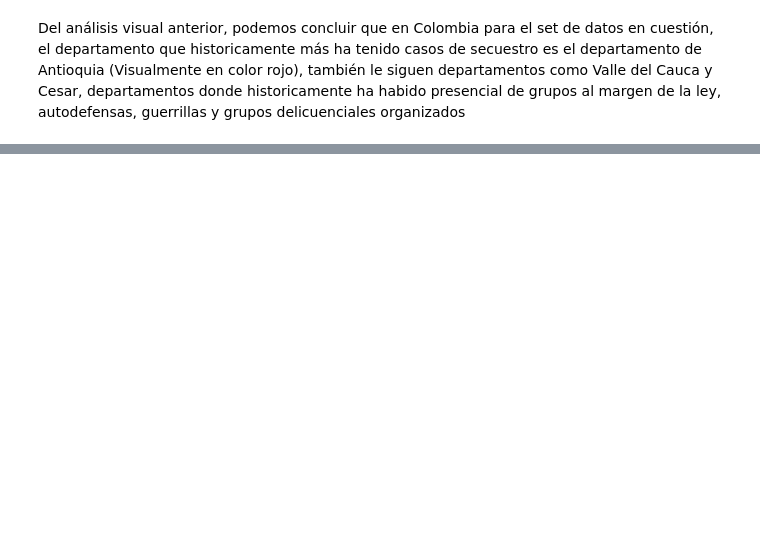
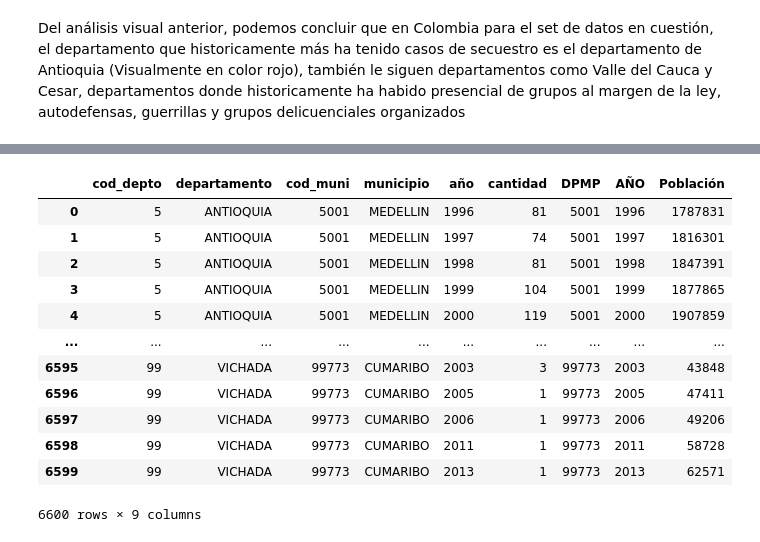
Before and after one commit to SPMINE-2425/repo_diegomiranda, a Jupyter notebook: Código/Exploración_Secuestros.ipynb, the cells around one changed output, grey strips where cells are left out. Cells and saved outputs as stored; diff of their text form; code cells hidden in the pictures; blank space fills up the shorter version.

```diff
--- a/Código/Exploración_Secuestros.ipynb
+++ b/Código/Exploración_Secuestros.ipynb
@@ -326,0 +409,2 @@ df_municipios.head(50)
+# %%
+df_poblacion_muni = df_poblacion.copy()
@@ -326,0 +458,16 @@ df_municipios.head(50)
+# %%
+df_secuestro_mensual_anio
+# %% [output]
+|  | cod_depto | departamento | cod_muni | municipio | año | cantidad | DPMP | AÑO | Población |
+| 0 | 5 | ANTIOQUIA | 5001 | MEDELLIN | 1996 | 81 | 5001 | 1996 | 1787831 |
+| 1 | 5 | ANTIOQUIA | 5001 | MEDELLIN | 1997 | 74 | 5001 | 1997 | 1816301 |
+| 2 | 5 | ANTIOQUIA | 5001 | MEDELLIN | 1998 | 81 | 5001 | 1998 | 1847391 |
+| 3 | 5 | ANTIOQUIA | 5001 | MEDELLIN | 1999 | 104 | 5001 | 1999 | 1877865 |
+| 4 | 5 | ANTIOQUIA | 5001 | MEDELLIN | 2000 | 119 | 5001 | 2000 | 1907859 |
+| ... | ... | ... | ... | ... | ... | ... | ... | ... | ... |
+| 6595 | 99 | VICHADA | 99773 | CUMARIBO | 2003 | 3 | 99773 | 2003 | 43848 |
+| 6596 | 99 | VICHADA | 99773 | CUMARIBO | 2005 | 1 | 99773 | 2005 | 47411 |
+| 6597 | 99 | VICHADA | 99773 | CUMARIBO | 2006 | 1 | 99773 | 2006 | 49206 |
+| 6598 | 99 | VICHADA | 99773 | CUMARIBO | 2011 | 1 | 99773 | 2011 | 58728 |
+| 6599 | 99 | VICHADA | 99773 | CUMARIBO | 2013 | 1 | 99773 | 2013 | 62571 |
+6600 rows × 9 columns
```
Also changed, not shown: parts of 51 cells of this notebook, 4 other files.
